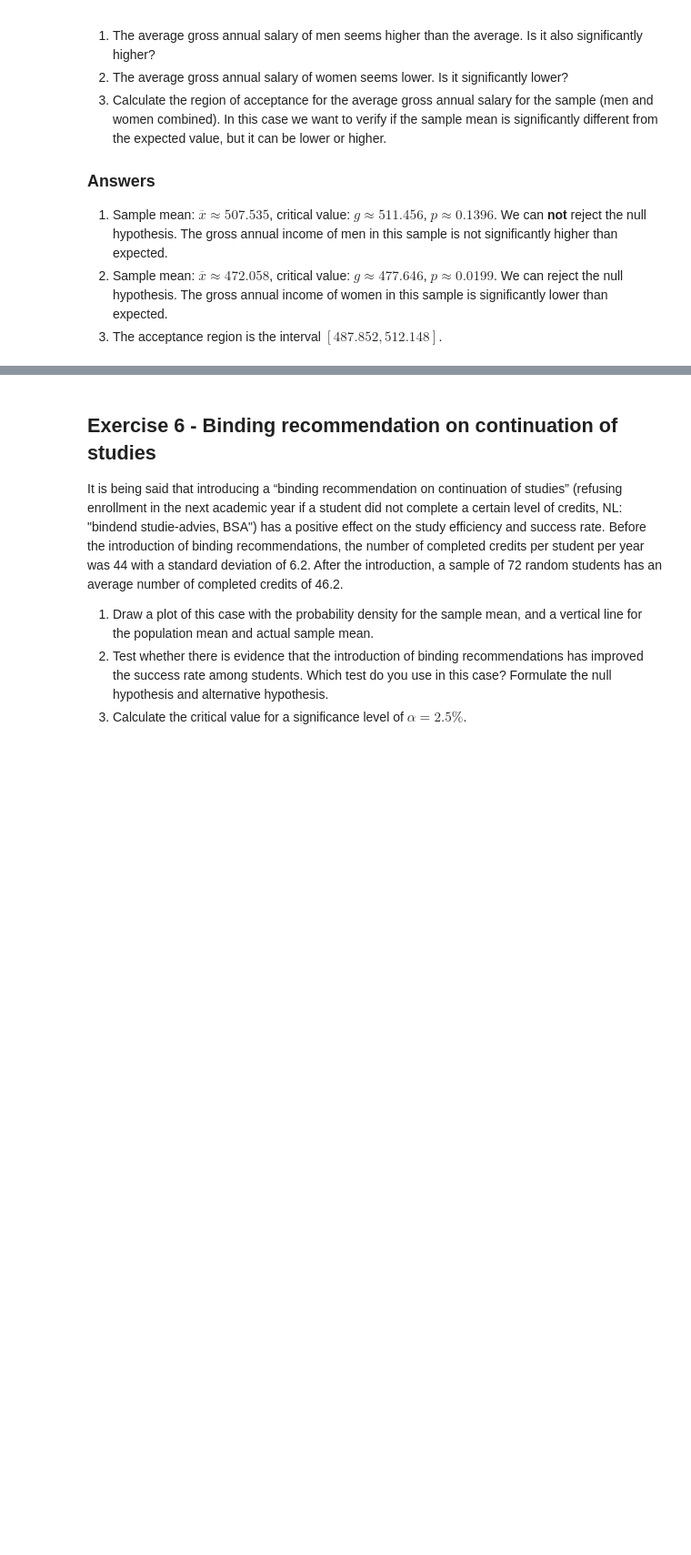
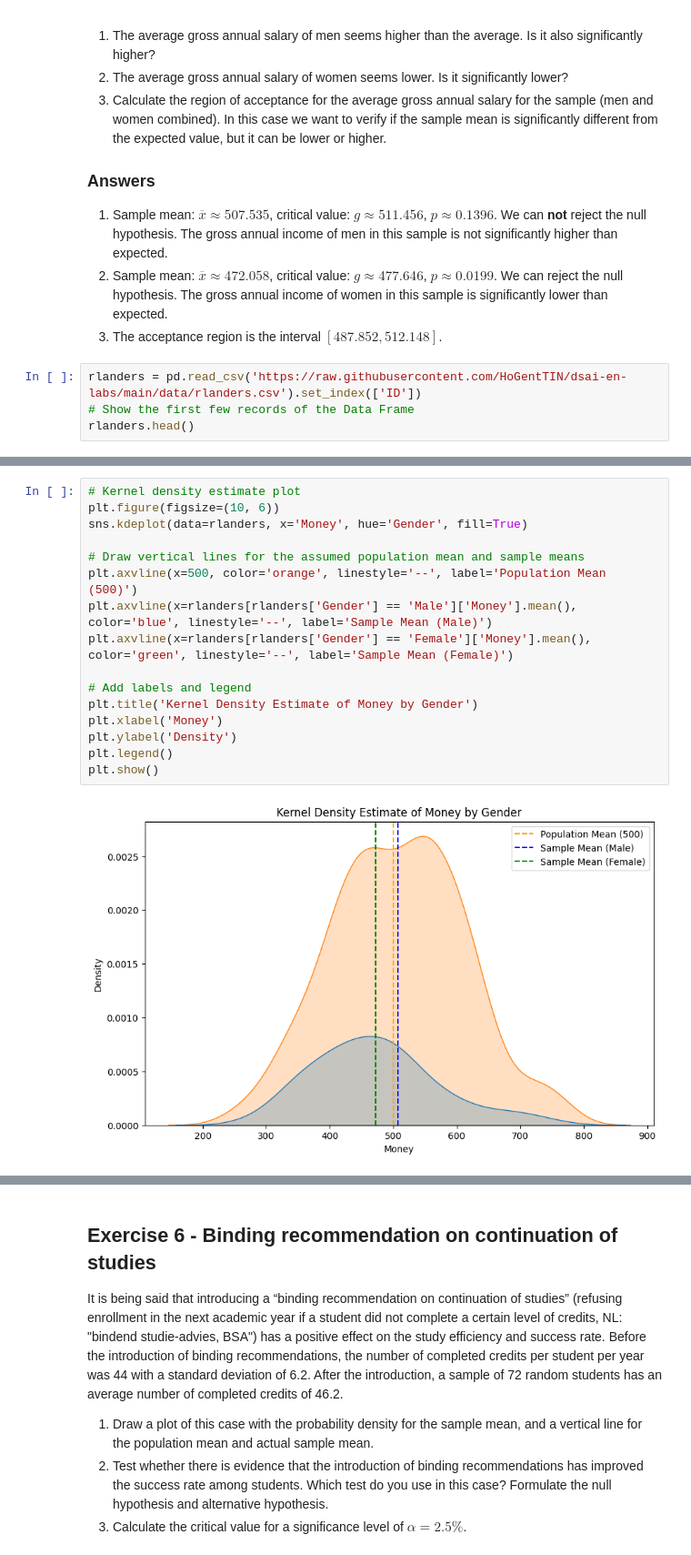
Before and after one commit to BrentVervaet/dsai-labs-bv, a Jupyter notebook: 3-central-limit-testing/lab-3.04-hypothesis-testing.ipynb, the cells around one changed output, grey strips where cells are left out. Shown at 91% size. Drawn from its saved outputs; the diff is of its cells as text; blank space fills up the shorter version.

```diff
--- a/3-central-limit-testing/lab-3.04-hypothesis-testing.ipynb
+++ b/3-central-limit-testing/lab-3.04-hypothesis-testing.ipynb
@@ -95,3 +147,7 @@ Use an appropriate statistical test to verify the statements below, usinge a sig
 1. Sample mean: $\overline{x} \approx 507.535$, critical value: $g \approx 511.456$, $p \approx 0.1396$. We can **not** reject the null hypothesis. The gross annual income of men in this sample is not significantly higher than expected.
 2. Sample mean: $\overline{x} \approx 472.058$, critical value: $g \approx 477.646$, $p \approx 0.0199$. We can reject the null hypothesis. The gross annual income of women in this sample is significantly lower than expected.
 3. The acceptance region is the interval $[487.852, 512.148]$.
+# %%
+rlanders = pd.read_csv('https://raw.githubusercontent.com/HoGentTIN/dsai-en-labs/main/data/rlanders.csv').set_index(['ID'])
+# Show the first few records of the Data Frame
+rlanders.head()
@@ -97,0 +162,18 @@ Use an appropriate statistical test to verify the statements below, usinge a sig
+# %%
+# Kernel density estimate plot
+plt.figure(figsize=(10, 6))
+sns.kdeplot(data=rlanders, x='Money', hue='Gender', fill=True)
+
+# Draw vertical lines for the assumed population mean and sample means
+plt.axvline(x=500, color='orange', linestyle='--', label='Population Mean (500)')
+plt.axvline(x=rlanders[rlanders['Gender'] == 'Male']['Money'].mean(), color='blue', linestyle='--', label='Sample Mean (Male)')
+plt.axvline(x=rlanders[rlanders['Gender'] == 'Female']['Money'].mean(), color='green', linestyle='--', label='Sample Mean (Female)')
+
+# Add labels and legend
+plt.title('Kernel Density Estimate of Money by Gender')
+plt.xlabel('Money')
+plt.ylabel('Density')
+plt.legend()
+plt.show()
+# %% [output]
+[figure, added]
```
Also changed, not shown: parts of 16 cells of this notebook.
